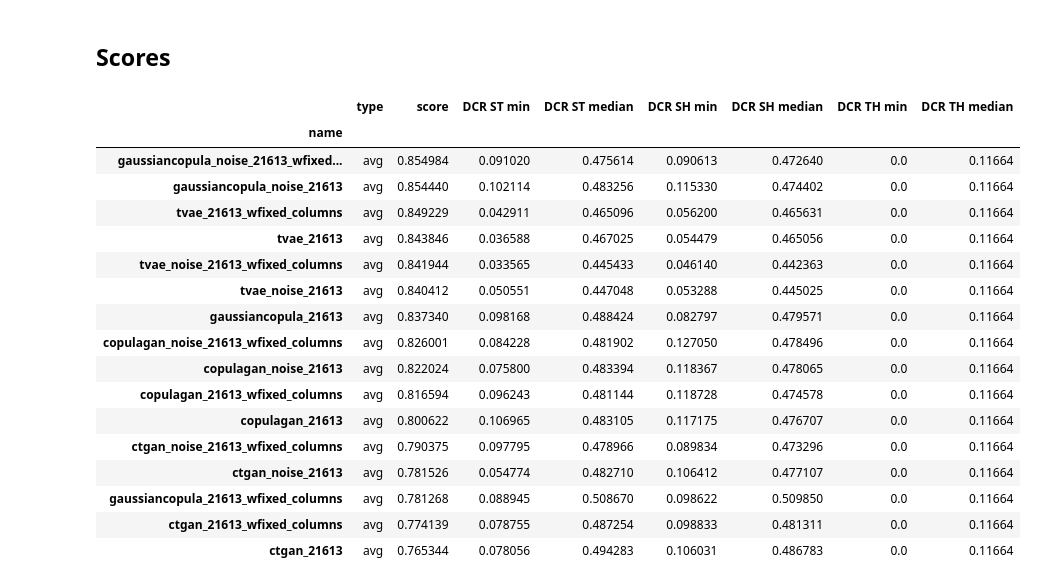
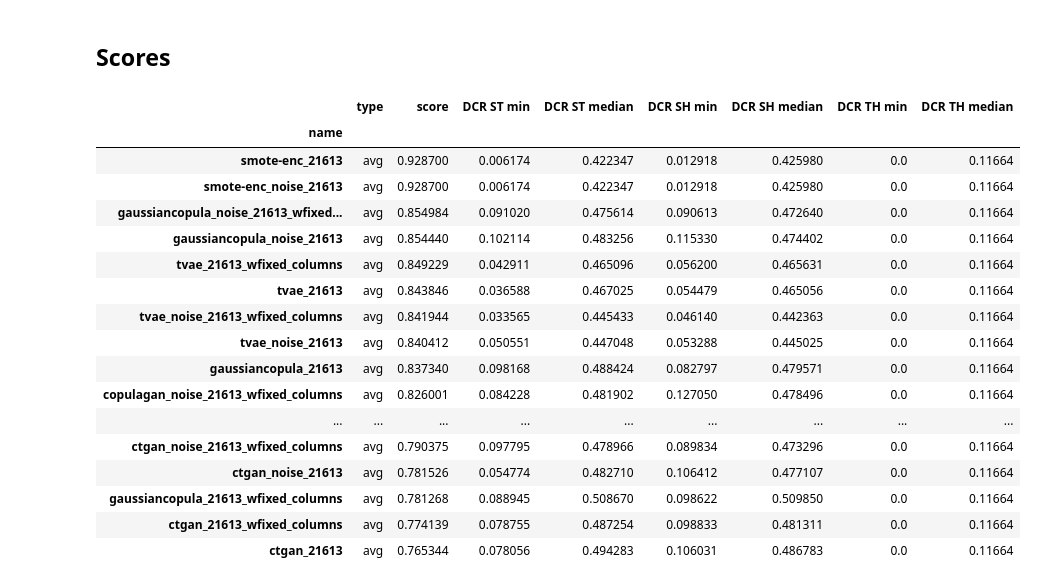
Before and after one commit to gvillarroel/synthetic-data-for-text, a Jupyter notebook: notebooks/kingcounty.ipynb, the cells around one changed output. Cells and saved outputs as stored; diff of their text form; code cells hidden in the pictures.

```diff
--- a/notebooks/kingcounty.ipynb
+++ b/notebooks/kingcounty.ipynb
@@ -27,6 +27,7 @@ syn = Synthetic(df,
         exclude_columns=('date',),
         synthetic_folder = "../datasets/kingcounty/synth",
         models=MODELS.keys(),
+        target_column="price",
         n_sample = 21613,
         max_cpu_pool=5
 )
@@ -71,12 +73,14 @@ metrics[metrics.is_categorical].dropna(axis=1, how='all')
 # %% [markdown]
 ## Scores
 # %%
-best_model = "tvae_noise_21613"
+best_model = "smote-enc_21613"
 avg = syn.scores[syn.scores["type"] == "avg"]
 avg.sort_values("score", ascending=False)
 # %% [output]
 |  | type | score | DCR ST min | DCR ST median | DCR SH min | DCR SH median | DCR TH min | DCR TH median |
 | name |  |  |  |  |  |  |  |  |
+| smote-enc_21613 | avg | 0.928700 | 0.006174 | 0.422347 | 0.012918 | 0.425980 | 0.0 | 0.11664 |
+| smote-enc_noise_21613 | avg | 0.928700 | 0.006174 | 0.422347 | 0.012918 | 0.425980 | 0.0 | 0.11664 |
 | gaussiancopula_noise_21613_wfixed... | avg | 0.854984 | 0.091020 | 0.475614 | 0.090613 | 0.472640 | 0.0 | 0.11664 |
 | gaussiancopula_noise_21613 | avg | 0.854440 | 0.102114 | 0.483256 | 0.115330 | 0.474402 | 0.0 | 0.11664 |
 | tvae_21613_wfixed_columns | avg | 0.849229 | 0.042911 | 0.465096 | 0.056200 | 0.465631 | 0.0 | 0.11664 |
@@ -85,9 +89,7 @@ avg.sort_values("score", ascending=False)
 | tvae_noise_21613 | avg | 0.840412 | 0.050551 | 0.447048 | 0.053288 | 0.445025 | 0.0 | 0.11664 |
 | gaussiancopula_21613 | avg | 0.837340 | 0.098168 | 0.488424 | 0.082797 | 0.479571 | 0.0 | 0.11664 |
 | copulagan_noise_21613_wfixed_columns | avg | 0.826001 | 0.084228 | 0.481902 | 0.127050 | 0.478496 | 0.0 | 0.11664 |
-| copulagan_noise_21613 | avg | 0.822024 | 0.075800 | 0.483394 | 0.118367 | 0.478065 | 0.0 | 0.11664 |
-| copulagan_21613_wfixed_columns | avg | 0.816594 | 0.096243 | 0.481144 | 0.118728 | 0.474578 | 0.0 | 0.11664 |
-| copulagan_21613 | avg | 0.800622 | 0.106965 | 0.483105 | 0.117175 | 0.476707 | 0.0 | 0.11664 |
+| ... | ... | ... | ... | ... | ... | ... | ... | ... |
 | ctgan_noise_21613_wfixed_columns | avg | 0.790375 | 0.097795 | 0.478966 | 0.089834 | 0.473296 | 0.0 | 0.11664 |
 | ctgan_noise_21613 | avg | 0.781526 | 0.054774 | 0.482710 | 0.106412 | 0.477107 | 0.0 | 0.11664 |
 | gaussiancopula_21613_wfixed_columns | avg | 0.781268 | 0.088945 | 0.508670 | 0.098622 | 0.509850 | 0.0 | 0.11664 |
```
Also changed, not shown: parts of 5 cells of this notebook.
